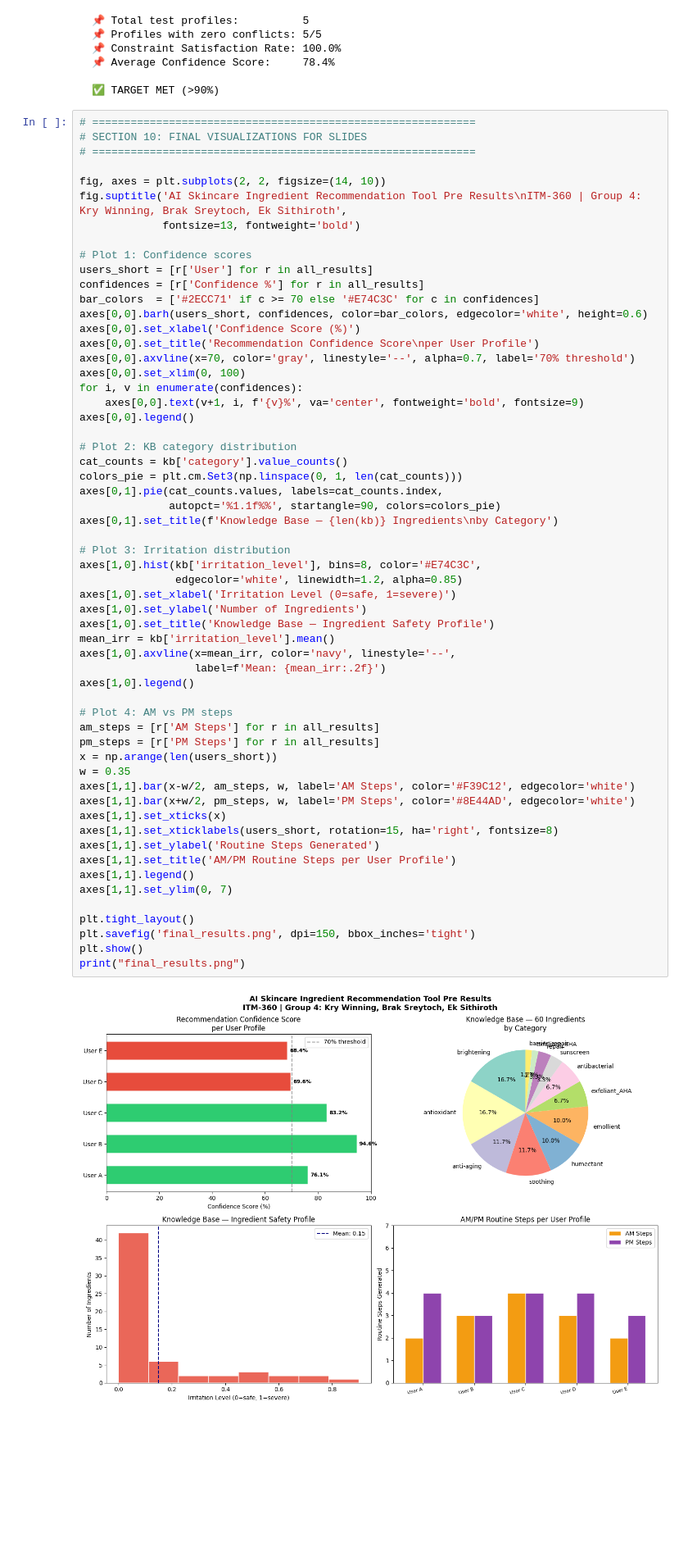
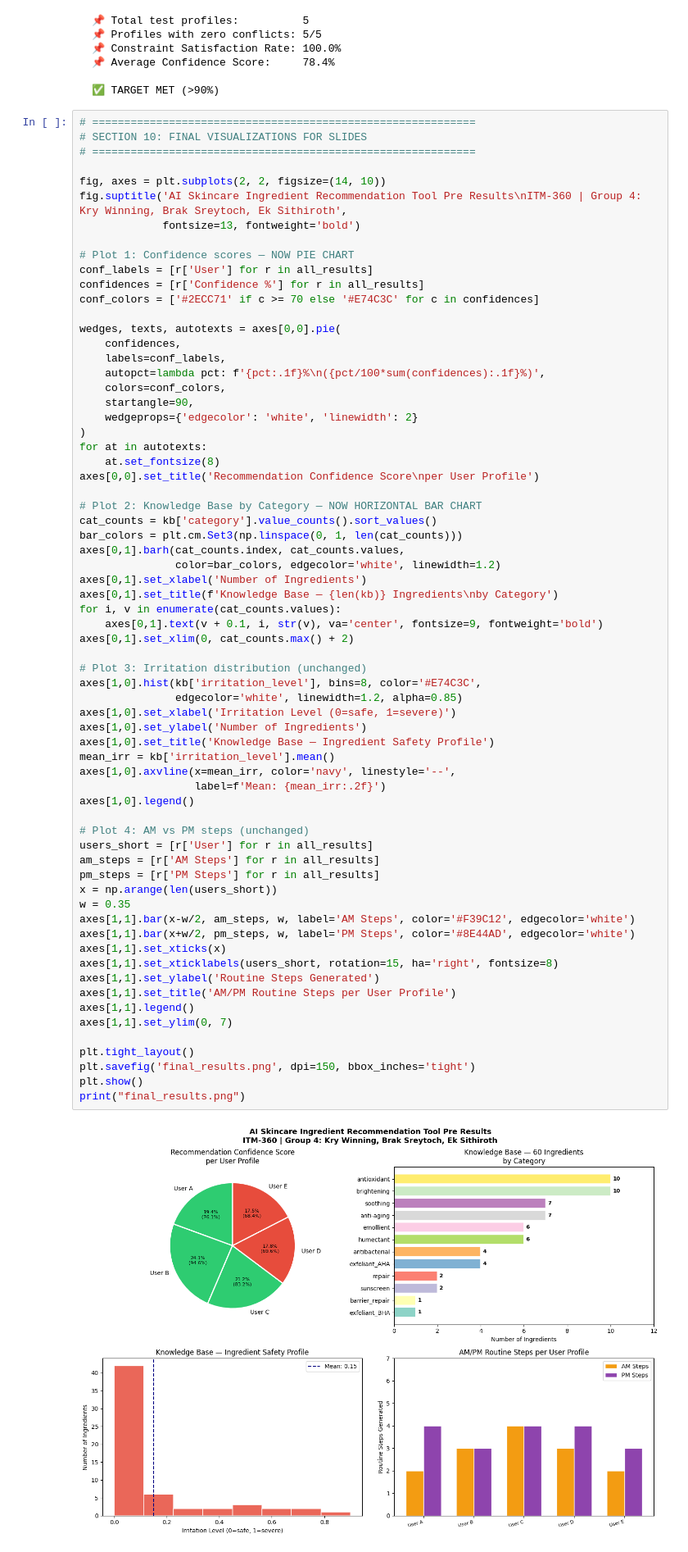
Before and after one commit to Wiinning/AI-final-project, a Jupyter notebook: skincare_ai.ipynb, the cells around one changed output. Shown at 82% size. Drawn from its saved outputs; the diff is of its cells as text; blank space fills up the shorter version.

```diff
--- a/skincare_ai.ipynb
+++ b/skincare_ai.ipynb
@@ -906,57 +941,66 @@ fig, axes = plt.subplots(2, 2, figsize=(14, 10))
 fig.suptitle('AI Skincare Ingredient Recommendation Tool Pre Results\nITM-360 | Group 4: Kry Winning, Brak Sreytoch, Ek Sithiroth',
              fontsize=13, fontweight='bold')
 
-# Plot 1: Confidence scores
-users_short = [r['User'] for r in all_results]
+# Plot 1: Confidence scores — NOW PIE CHART
+conf_labels = [r['User'] for r in all_results]
 confidences = [r['Confidence %'] for r in all_results]
-bar_colors  = ['#2ECC71' if c >= 70 else '#E74C3C' for c in confidences]
-axes[0,0].barh(users_short, confidences, color=bar_colors, edgecolor='white', height=0.6)
-axes[0,0].set_xlabel('Confidence Score (%)')
+conf_colors = ['#2ECC71' if c >= 70 else '#E74C3C' for c in confidences]
+
+wedges, texts, autotexts = axes[0,0].pie(
+    confidences,
+    labels=conf_labels,
+    autopct=lambda pct: f'{pct:.1f}%\n({pct/100*sum(confidences):.1f}%)',
+    colors=conf_colors,
+    startangle=90,
+    wedgeprops={'edgecolor': 'white', 'linewidth': 2}
+)
+for at in autotexts:
+    at.set_fontsize(8)
 axes[0,0].set_title('Recommendation Confidence Score\nper User Profile')
-axes[0,0].axvline(x=70, color='gray', linestyle='--', alpha=0.7, label='70% threshold')
-axes[0,0].set_xlim(0, 100)
-for i, v in enumerate(confidences):
-    axes[0,0].text(v+1, i, f'{v}%', va='center', fontweight='bold', fontsize=9)
-axes[0,0].legend()
 
-# Plot 2: KB category distribution
-cat_counts = kb['category'].value_counts()
-colors_pie = plt.cm.Set3(np.linspace(0, 1, len(cat_counts)))
-axes[0,1].pie(cat_counts.values, labels=cat_counts.index,
-              autopct='%1.1f%%', startangle=90, colors=colors_pie)
+# Plot 2: Knowledge Base by Category — NOW HORIZONTAL BAR CHART
+cat_counts = kb['category'].value_counts().sort_values()
+bar_colors = plt.cm.Set3(np.linspace(0, 1, len(cat_counts)))
+axes[0,1].barh(cat_counts.index, cat_counts.values,
+               color=bar_colors, edgecolor='white', linewidth=1.2)
+axes[0,1].set_xlabel('Number of Ingredients')
 axes[0,1].set_title(f'Knowledge Base — {len(kb)} Ingredients\nby Category')
+for i, v in enumerate(cat_counts.values):
+    axes[0,1].text(v + 0.1, i, str(v), va='center', fontsize=9, fontweight='bold')
+axes[0,1].set_xlim(0, cat_counts.max() + 2)
 
-# Plot 3: Irritation distribution
+# Plot 3: Irritation distribution (unchanged)
 axes[1,0].hist(kb['irritation_level'], bins=8, color='#E74C3C',
                edgecolor='white', linewidth=1.2, alpha=0.85)
 axes[1,0].set_xlabel('Irritation Level (0=safe, 1=severe)')
 axes[1,0].set_ylabel('Number of Ingredients')
 axes[1,0].set_title('Knowledge Base — Ingredient Safety Profile')
 mean_irr = kb['irritation_level'].mean()
 axes[1,0].axvline(x=mean_irr, color='navy', linestyle='--',
                   label=f'Mean: {mean_irr:.2f}')
 axes[1,0].legend()
 
-# Plot 4: AM vs PM steps
+# Plot 4: AM vs PM steps (unchanged)
+users_short = [r['User'] for r in all_results]
 am_steps = [r['AM Steps'] for r in all_results]
 pm_steps = [r['PM Steps'] for r in all_results]
 x = np.arange(len(users_short))
 w = 0.35
 axes[1,1].bar(x-w/2, am_steps, w, label='AM Steps', color='#F39C12', edgecolor='white')
 axes[1,1].bar(x+w/2, pm_steps, w, label='PM Steps', color='#8E44AD', edgecolor='white')
 axes[1,1].set_xticks(x)
 axes[1,1].set_xticklabels(users_short, rotation=15, ha='right', fontsize=8)
 axes[1,1].set_ylabel('Routine Steps Generated')
 axes[1,1].set_title('AM/PM Routine Steps per User Profile')
 axes[1,1].legend()
 axes[1,1].set_ylim(0, 7)
 
 plt.tight_layout()
 plt.savefig('final_results.png', dpi=150, bbox_inches='tight')
 plt.show()
 print("final_results.png")
 # %% [output]
-[figure, old version]
+[figure, new version]
 final_results.png
 # %%
 # ============================================================
```
Also changed, not shown: parts of 10 cells of this notebook, 6 other files.
